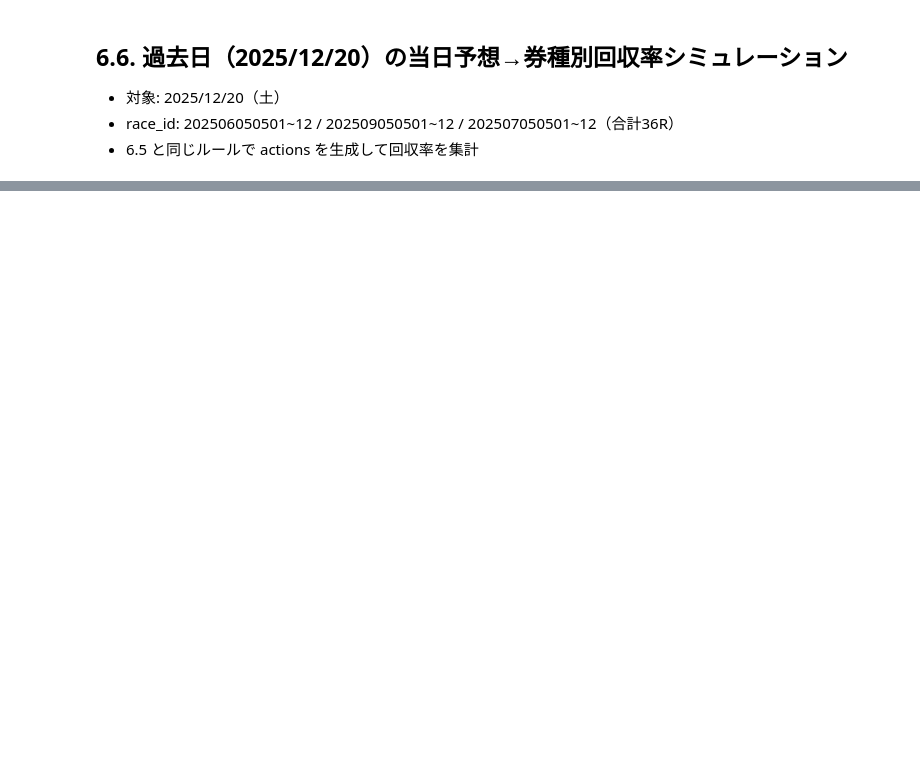
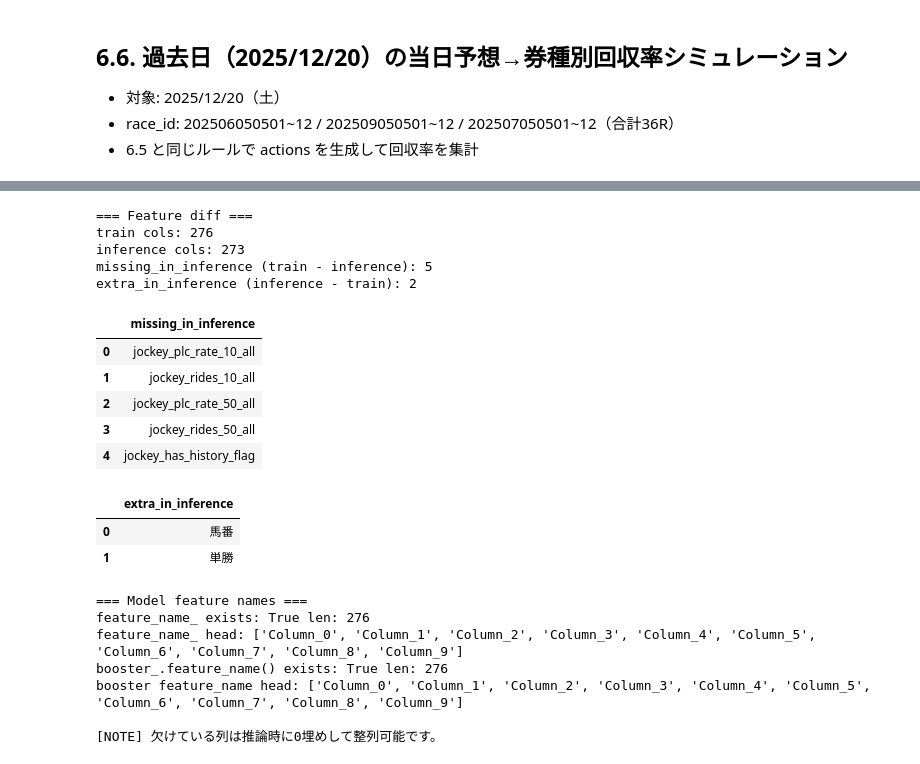
Before and after one commit to B21020/MyKeiba-AI_v2, a Jupyter notebook: main.ipynb, the cells around one changed output, grey strips where cells are left out. Saved outputs shown, nothing was run; the diff lists cells and outputs as text; code cells hidden in the pictures; blank space fills up the shorter version.

```diff
--- a/main.ipynb
+++ b/main.ipynb
@@ -4182,0 +3637,77 @@ missing race_id in return_tables (20251220): 0
+# %%
+# --- 診断: 学習時特徴量(train_cols) vs 推論特徴量(X_debug) の差分一覧 ---
+import pandas as pd
+from modules.constants import ResultsCols
+
+# 比較対象のXを決める（基本は X_debug）
+if 'X_debug' in globals():
+    X_cmp = X_debug.copy()
+elif 'X_shutuba' in globals():
+    X_cmp = X_shutuba.copy()
+else:
+    raise NameError('X_debug も X_shutuba も見つかりません')
+
+# 学習時の列（keiba_aiが持つデータセット由来）
+train_cols = list(keiba_ai.datasets.X_train.columns)
+x_cols = list(X_cmp.columns)
+
+missing_in_inference = [c for c in train_cols if c not in x_cols]
+extra_in_inference = [c for c in x_cols if c not in train_cols]
+
+print('=== Feature diff ===')
+print('train cols:', len(train_cols))
+print('inference cols:', len(x_cols))
+print('missing_in_inference (train - inference):', len(missing_in_inference))
+print('extra_in_inference (inference - train):', len(extra_in_inference))
+
+if len(missing_in_inference) > 0:
+    display(pd.DataFrame({'missing_in_inference': missing_in_inference}))
+if len(extra_in_inference) > 0:
+    display(pd.DataFrame({'extra_in_inference': extra_in_inference}))
+
+# 参考: LightGBMモデルが保持しているfeature名の状態
+if 'model' not in globals():
+    try:
+        model = getattr(keiba_ai, '_KeibaAI__model_wrapper').lgb_model
+    except Exception:
+        model = None
+if model is not None:
+    fn_attr = getattr(model, 'feature_name_', None)
+    fn_booster = None
+    try:
+        fn_booster = model.booster_.feature_name()
+    except Exception:
+        pass
+    print('\n=== Model feature names ===')
+    print('feature_name_ exists:', fn_attr is not None, 'len:', (len(fn_attr) if fn_attr is not None else None))
+    if fn_attr is not None:
+        print('feature_name_ head:', list(fn_attr)[:10])
+    print('booster_.feature_name() exists:', fn_booster is not None, 'len:', (len(fn_booster) if fn_booster is not None else None))
+    if fn_booster is not None:
+        print('booster feature_name head:', list(fn_booster)[:10])
+
+# 参考: 推論側で欠けている列が全て0埋めで問題ないかざっくり確認（存在する列のみ）
+if len(missing_in_inference) > 0:
+    print('\n[NOTE] 欠けている列は推論時に0埋めして整列可能です。')
+# %% [output]
+=== Feature diff ===
+train cols: 276
+inference cols: 273
+missing_in_inference (train - inference): 5
+extra_in_inference (inference - train): 2
+|  | missing_in_inference |
+| 0 | jockey_plc_rate_10_all |
+| 1 | jockey_rides_10_all |
+| 2 | jockey_plc_rate_50_all |
+| 3 | jockey_rides_50_all |
+| 4 | jockey_has_history_flag |
+|  | extra_in_inference |
+| 0 | 馬番 |
+| 1 | 単勝 |
+=== Model feature names ===
+feature_name_ exists: True len: 276
+feature_name_ head: ['Column_0', 'Column_1', 'Column_2', 'Column_3', 'Column_4', 'Column_5', 'Column_6', 'Column_7', 'Column_8', 'Column_9']
+booster_.feature_name() exists: True len: 276
+booster feature_name head: ['Column_0', 'Column_1', 'Column_2', 'Column_3', 'Column_4', 'Column_5', 'Column_6', 'Column_7', 'Column_8', 'Column_9']
+
+[NOTE] 欠けている列は推論時に0埋めして整列可能です。
```
Also changed, not shown: parts of 52 cells of this notebook, 13 other files.
